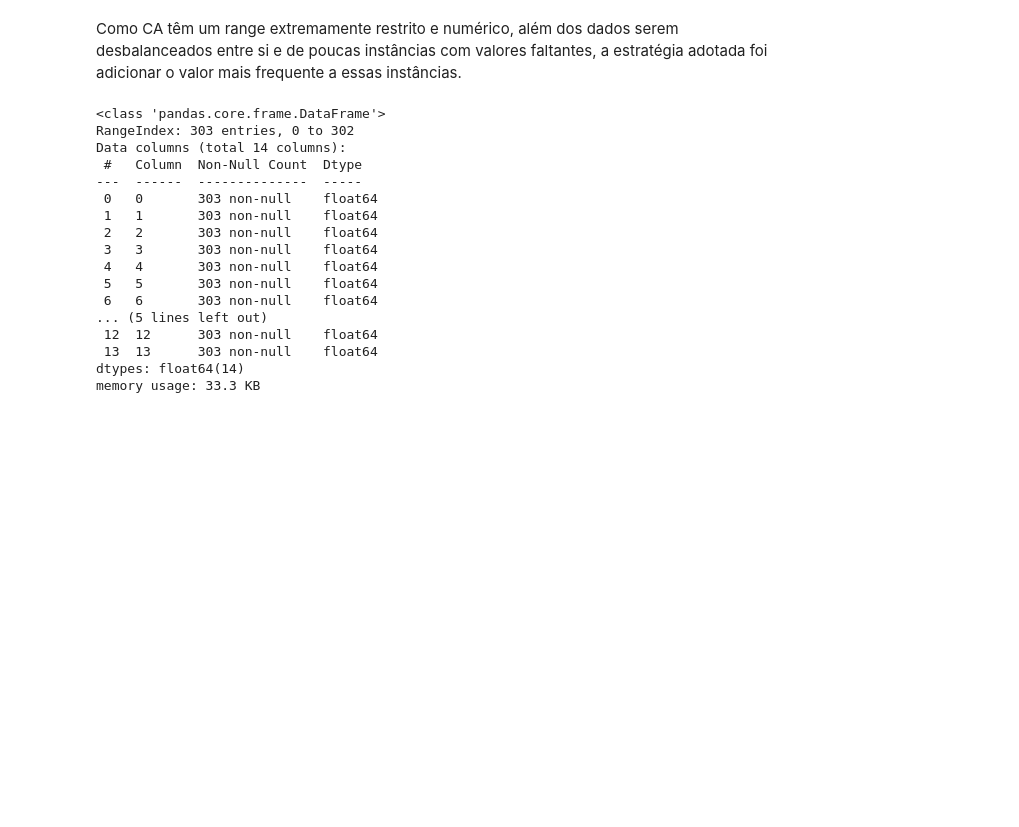
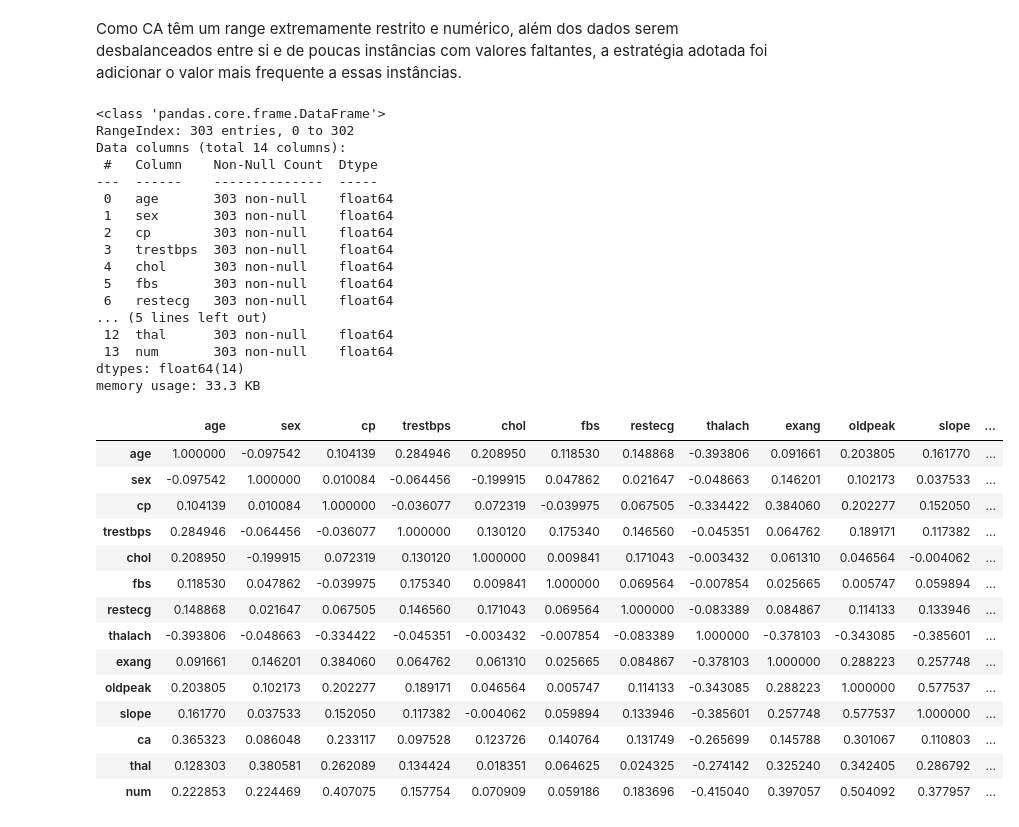
Before and after one commit to DanielAlmeida19/mineracao-dados-atividades, a Jupyter notebook: pre-processing.ipynb, the cells around one changed output. Saved outputs shown, nothing was run; the diff lists cells and outputs as text; code cells hidden in the pictures; blank space fills up the shorter version.

```diff
--- a/pre-processing.ipynb
+++ b/pre-processing.ipynb
@@ -208,28 +208,46 @@ Como CA têm um range extremamente restrito e numérico, além dos dados serem d
 from sklearn.impute import SimpleImputer
 import numpy as np
 
+dtypes = data.dtypes
 columns = data.columns # Salvando as colunas da base de dados
 
 imp = SimpleImputer(missing_values=np.nan, strategy='most_frequent')
 data = imp.fit_transform(data)
-data = pd.DataFrame(data)
-data.columns = columns
+data = pd.DataFrame(data, columns=columns)
 data.info()
 # %% [output]
 <class 'pandas.core.frame.DataFrame'>
 RangeIndex: 303 entries, 0 to 302
 Data columns (total 14 columns):
- #   Column  Non-Null Count  Dtype
----  ------  --------------  -----
- 0   0       303 non-null    float64
- 1   1       303 non-null    float64
- 2   2       303 non-null    float64
- 3   3       303 non-null    float64
- 4   4       303 non-null    float64
- 5   5       303 non-null    float64
- 6   6       303 non-null    float64
+ #   Column    Non-Null Count  Dtype
+---  ------    --------------  -----
+ 0   age       303 non-null    float64
+ 1   sex       303 non-null    float64
+ 2   cp        303 non-null    float64
+ 3   trestbps  303 non-null    float64
+ 4   chol      303 non-null    float64
+ 5   fbs       303 non-null    float64
+ 6   restecg   303 non-null    float64
 ... (5 lines left out)
- 12  12      303 non-null    float64
- 13  13      303 non-null    float64
+ 12  thal      303 non-null    float64
+ 13  num       303 non-null    float64
 dtypes: float64(14)
 memory usage: 33.3 KB
+# %%
+data.corr()
+# %% [output]
+|  | age | sex | cp | trestbps | chol | fbs | restecg | thalach | exang | oldpeak | slope | ... |
+| age | 1.000000 | -0.097542 | 0.104139 | 0.284946 | 0.208950 | 0.118530 | 0.148868 | -0.393806 | 0.091661 | 0.203805 | 0.161770 | ... |
+| sex | -0.097542 | 1.000000 | 0.010084 | -0.064456 | -0.199915 | 0.047862 | 0.021647 | -0.048663 | 0.146201 | 0.102173 | 0.037533 | ... |
+| cp | 0.104139 | 0.010084 | 1.000000 | -0.036077 | 0.072319 | -0.039975 | 0.067505 | -0.334422 | 0.384060 | 0.202277 | 0.152050 | ... |
+| trestbps | 0.284946 | -0.064456 | -0.036077 | 1.000000 | 0.130120 | 0.175340 | 0.146560 | -0.045351 | 0.064762 | 0.189171 | 0.117382 | ... |
+| chol | 0.208950 | -0.199915 | 0.072319 | 0.130120 | 1.000000 | 0.009841 | 0.171043 | -0.003432 | 0.061310 | 0.046564 | -0.004062 | ... |
+| fbs | 0.118530 | 0.047862 | -0.039975 | 0.175340 | 0.009841 | 1.000000 | 0.069564 | -0.007854 | 0.025665 | 0.005747 | 0.059894 | ... |
+| restecg | 0.148868 | 0.021647 | 0.067505 | 0.146560 | 0.171043 | 0.069564 | 1.000000 | -0.083389 | 0.084867 | 0.114133 | 0.133946 | ... |
+| thalach | -0.393806 | -0.048663 | -0.334422 | -0.045351 | -0.003432 | -0.007854 | -0.083389 | 1.000000 | -0.378103 | -0.343085 | -0.385601 | ... |
+| exang | 0.091661 | 0.146201 | 0.384060 | 0.064762 | 0.061310 | 0.025665 | 0.084867 | -0.378103 | 1.000000 | 0.288223 | 0.257748 | ... |
+| oldpeak | 0.203805 | 0.102173 | 0.202277 | 0.189171 | 0.046564 | 0.005747 | 0.114133 | -0.343085 | 0.288223 | 1.000000 | 0.577537 | ... |
+| slope | 0.161770 | 0.037533 | 0.152050 | 0.117382 | -0.004062 | 0.059894 | 0.133946 | -0.385601 | 0.257748 | 0.577537 | 1.000000 | ... |
+| ca | 0.365323 | 0.086048 | 0.233117 | 0.097528 | 0.123726 | 0.140764 | 0.131749 | -0.265699 | 0.145788 | 0.301067 | 0.110803 | ... |
+| thal | 0.128303 | 0.380581 | 0.262089 | 0.134424 | 0.018351 | 0.064625 | 0.024325 | -0.274142 | 0.325240 | 0.342405 | 0.286792 | ... |
+| num | 0.222853 | 0.224469 | 0.407075 | 0.157754 | 0.070909 | 0.059186 | 0.183696 | -0.415040 | 0.397057 | 0.504092 | 0.377957 | ... |
```
Also changed, not shown: parts of 1 cell of this notebook.
